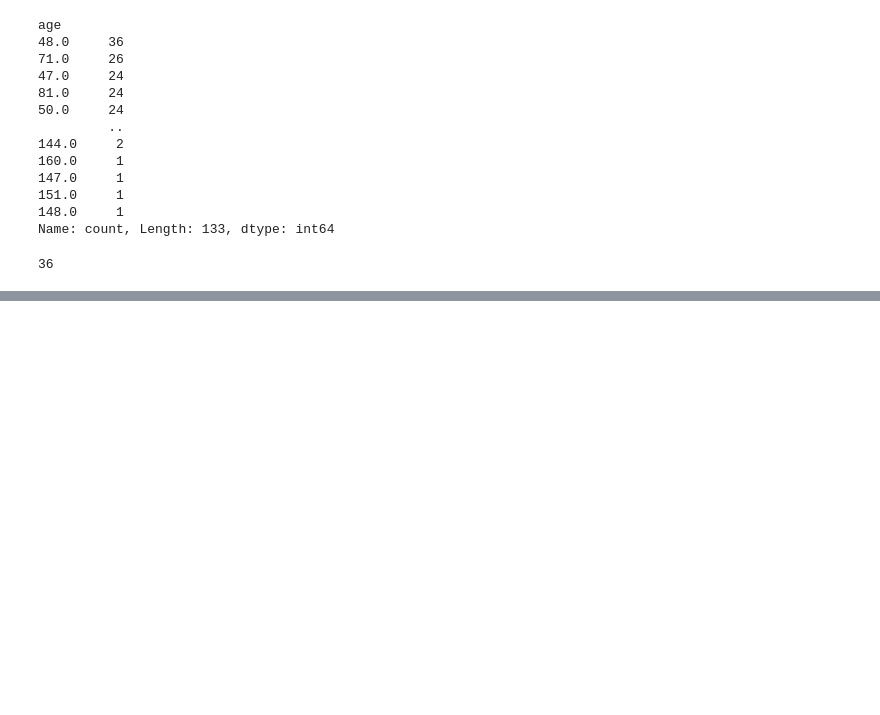
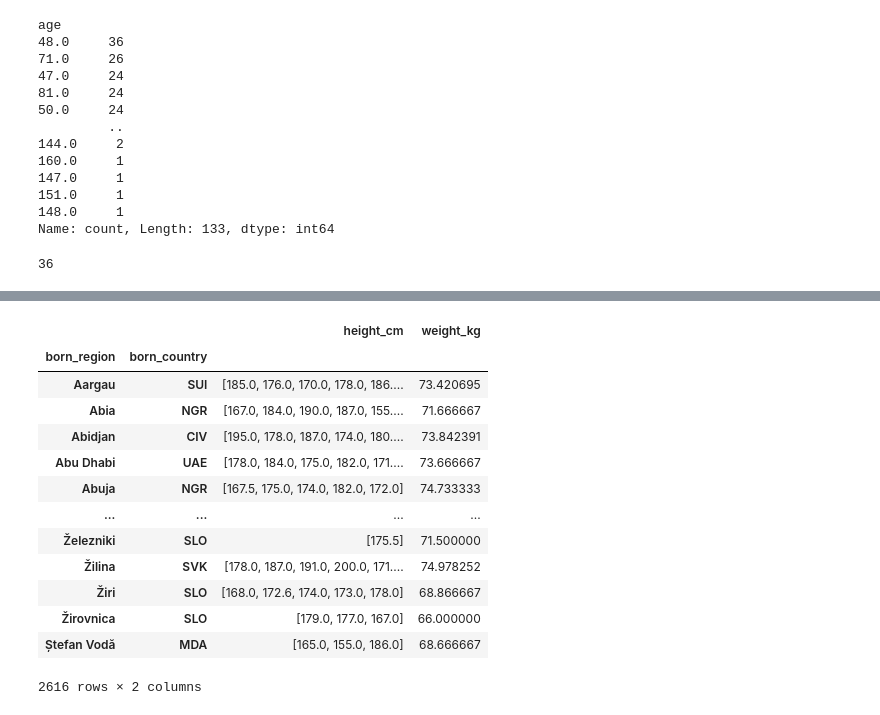
Before and after one commit to anusha928/Olympics_Dataset_Pandas_Project, a Jupyter notebook: olympics.ipynb, the cells around one changed output, grey strips where cells are left out. Drawn from its saved outputs; the diff is of its cells as text; code cells hidden in the pictures; blank space fills up the shorter version.

Commit message:
Implement groupby method in olympics data frame

```diff
--- a/olympics.ipynb
+++ b/olympics.ipynb
@@ -443,0 +518,17 @@ print(no_of_48_years_in_budapest)
+# %%
+bios_new.groupby(['born_region','born_country']).agg({'height_cm':'unique', 'weight_kg':'mean'})
+# %% [output]
+|  |  | height_cm | weight_kg |
+| born_region | born_country |  |  |
+| Aargau | SUI | [185.0, 176.0, 170.0, 178.0, 186.... | 73.420695 |
+| Abia | NGR | [167.0, 184.0, 190.0, 187.0, 155.... | 71.666667 |
+| Abidjan | CIV | [195.0, 178.0, 187.0, 174.0, 180.... | 73.842391 |
+| Abu Dhabi | UAE | [178.0, 184.0, 175.0, 182.0, 171.... | 73.666667 |
+| Abuja | NGR | [167.5, 175.0, 174.0, 182.0, 172.0] | 74.733333 |
+| ... | ... | ... | ... |
+| Železniki | SLO | [175.5] | 71.500000 |
+| Žilina | SVK | [178.0, 187.0, 191.0, 200.0, 171.... | 74.978252 |
+| Žiri | SLO | [168.0, 172.6, 174.0, 173.0, 178.0] | 68.866667 |
+| Žirovnica | SLO | [179.0, 177.0, 167.0] | 66.000000 |
+| Ștefan Vodă | MDA | [165.0, 155.0, 186.0] | 68.666667 |
+2616 rows × 2 columns
```
Also changed, not shown: parts of 6 cells of this notebook.
